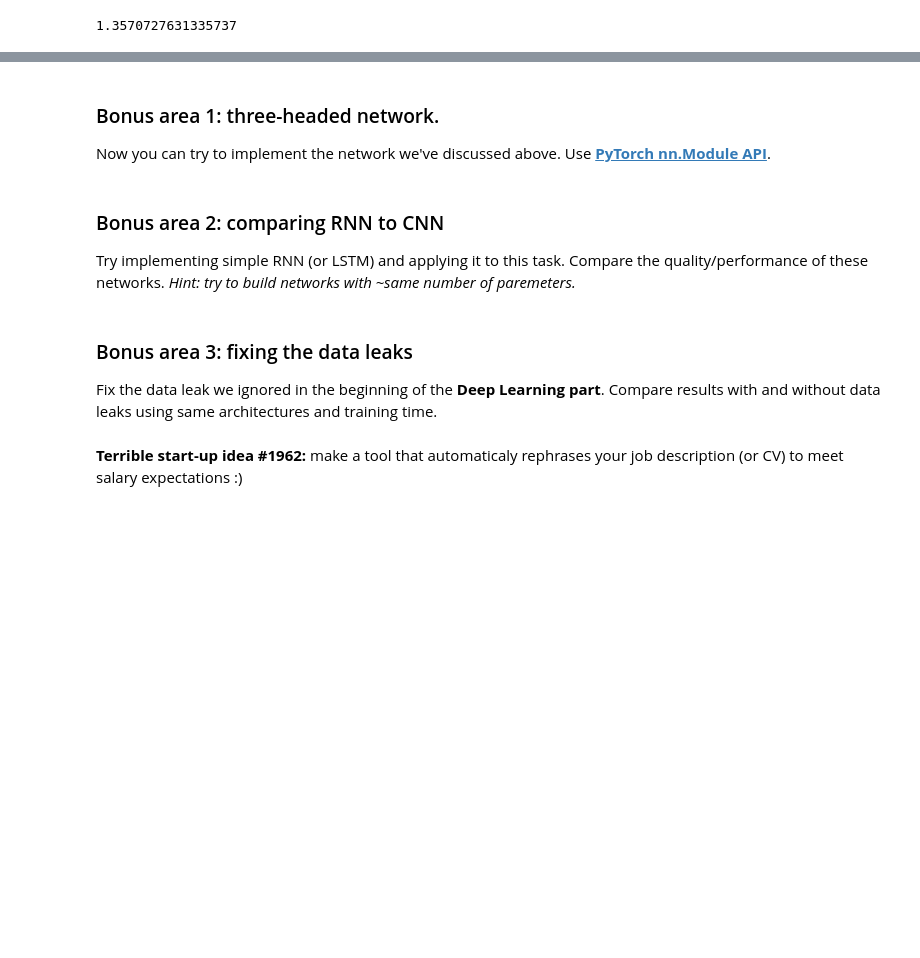
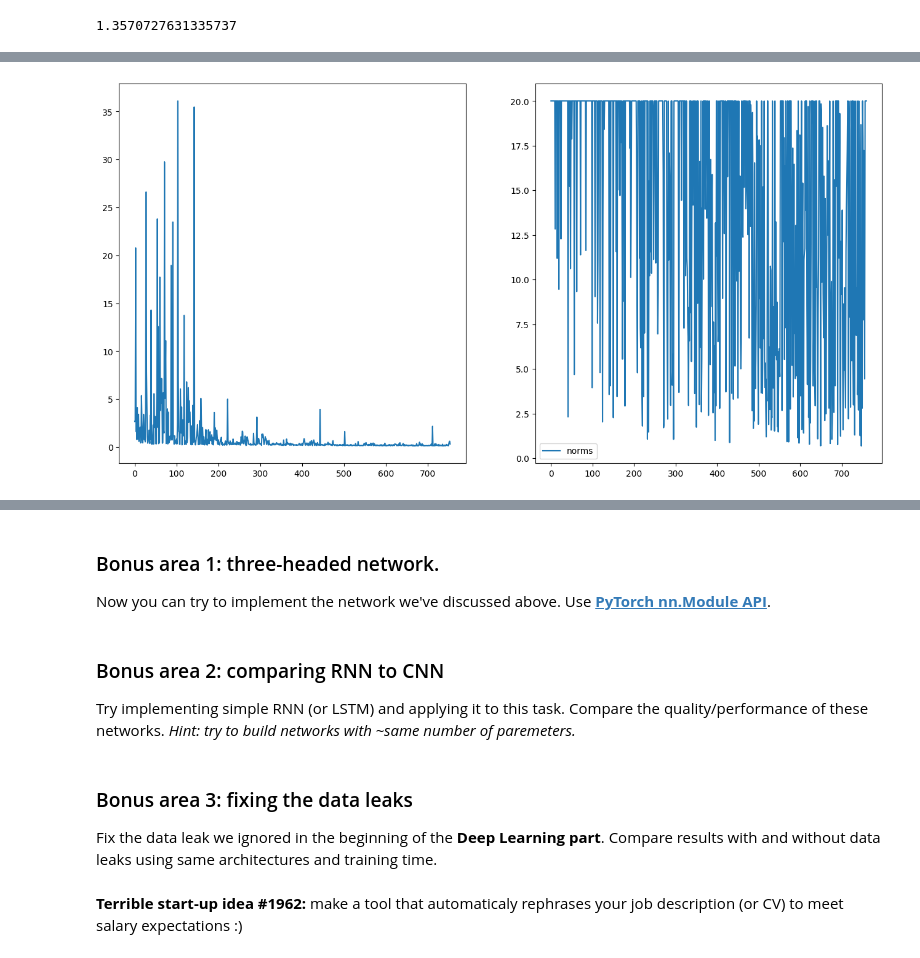
Before and after one commit to blnglishPlease/ML-and-DL, a Jupyter notebook: materials/week13_unsupervised_translation_and_cnns/practice_cnn_for_texts.ipynb, the cells around one changed output, grey strips where cells are left out. Saved outputs shown, nothing was run; the diff lists cells and outputs as text; code cells hidden in the pictures; blank space fills up the shorter version.

```diff
--- a/materials/week13_unsupervised_translation_and_cnns/practice_cnn_for_texts.ipynb
+++ b/materials/week13_unsupervised_translation_and_cnns/practice_cnn_for_texts.ipynb
@@ -529,0 +583,4 @@ np.exp(0.30533)
+# %%
+a = [token_to_vector(token) for idx, token in idx_to_token.items()]
+weights = np.array([x[1] for x in a])
+weights.shape
@@ -529,0 +589,2 @@ np.exp(0.30533)
+# %%
+weights_torch = torch.from_numpy(weights)
@@ -529,0 +607,7 @@ np.exp(0.30533)
+# %%
+for name, param in simple_model.named_parameters():
+    print(name)
+    if name == '0.weight':
+        print(param.shape)
+        param.data = weights_torch.type(torch.float32)
+        param.requires_grad_(False)
@@ -529,0 +627,53 @@ np.exp(0.30533)
+# %%
+device = torch.device("cuda" if torch.cuda.is_available() else "cpu")
+simple_model.to(device);
+# %%
+from IPython.display import clear_output
+
+
+epochs = 1
+model = simple_model
+opt = torch.optim.Adam(model.parameters())
+criterion = nn.MSELoss()
+grad_norms = []
+
+history = []
+for epoch in range(epochs):
+    for batch, target in iterate_minibatches(data_train):
+        # Preprocessing the batch data and target
+        batch = torch.tensor(batch["FullDescription"], dtype=torch.long, device=device)
+        target = torch.tensor(target, device=device)
+
+        predictions = model(batch)
+        predictions = predictions.flatten()
+
+        # YOUR CODE HERE
+        # Compute loss.
+        loss = criterion(predictions, target)
+
+        # YOUR CODE HERE
+        # Train with backprop.
+        opt.zero_grad()
+        loss.backward()
+        clip_grad_norm_(model.parameters(), max_norm=20)
+        opt.step()
+        grad_norms.append(get_grad_norm(model.named_parameters()))
+
+        if len(history) > 300:
+            for name, param in simple_model.named_parameters():
+                if name == '0.weight':
+                    param.requires_grad_(True)
+
+        history.append(loss.item())
+        if len(history) % 10 == 0:
+            clear_output(wait=True)
+            plt.figure(figsize=[16, 8])
+            plt.subplot(1, 2, 1)
+            plt.plot(history[5:], label="loss")
+
+            plt.subplot(1, 2, 2)
+            plt.plot(grad_norms, label="norms")
+            plt.legend()
+            plt.show()
+# %% [output]
+[figure, added]
```
Also changed, not shown: parts of 18 cells of this notebook.
